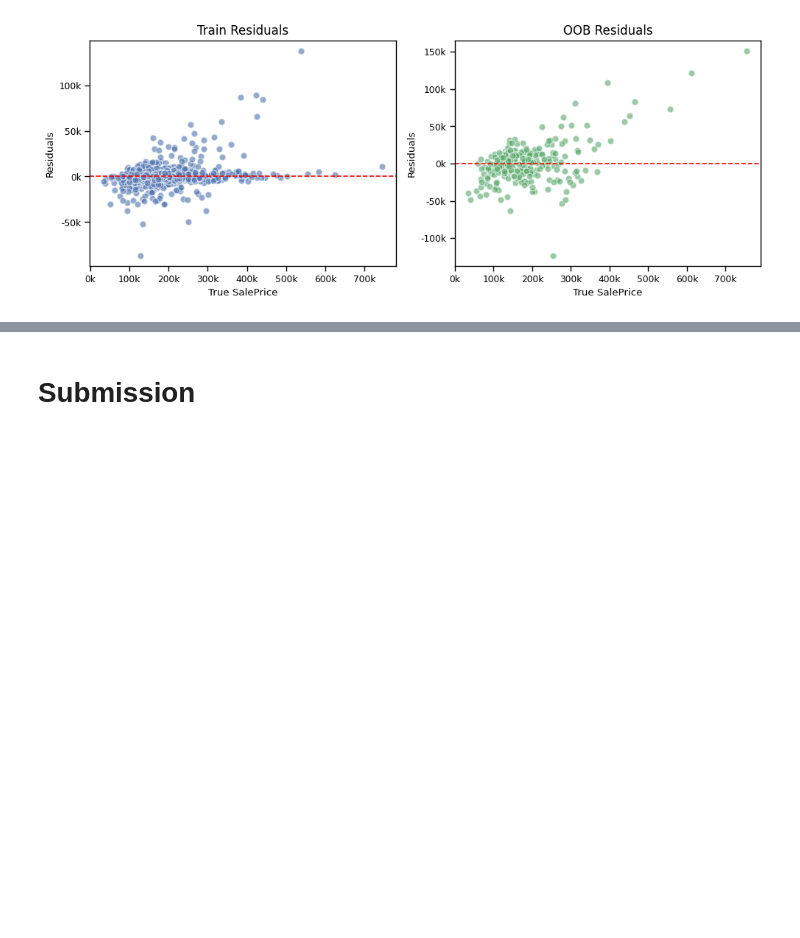
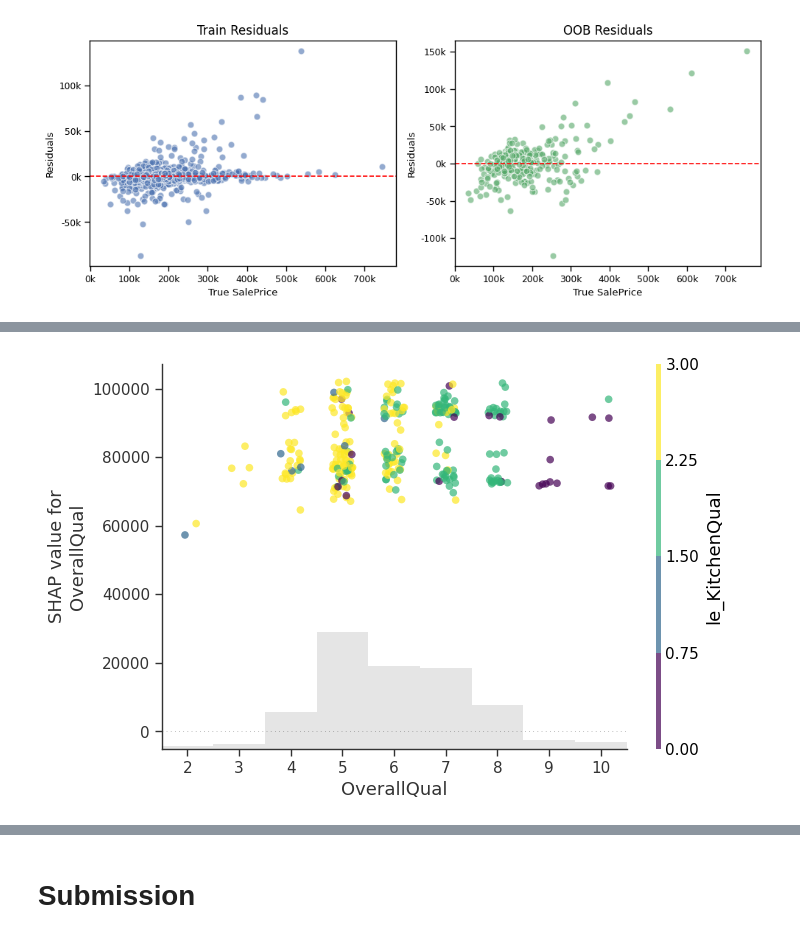
Before and after one commit to PeeteKeesel/kaggle-verse, a Jupyter notebook: competition-house-price-prediction.ipynb, the cells around one changed output, grey strips where cells are left out. Drawn from its saved outputs; the diff is of its cells as text; code cells hidden in the pictures; blank space fills up the shorter version.

```diff
--- a/competition-house-price-prediction.ipynb
+++ b/competition-house-price-prediction.ipynb
@@ -504,0 +539,7 @@ plot_residuals(y_train, y_pred_train, y_oob, y_pred_oob)
+# %%
+explanation = explainer(X_oob)
+# %%
+shap.plots.scatter(explanation[:, 'OverallQual'], color=explanation[:, 'le_KitchenQual'],
+                  dot_size=30, alpha=0.7, x_jitter=0.4, cmap=plt.get_cmap('viridis'))
+# %% [output]
+[figure, added]
```
Also changed, not shown: parts of 18 cells of this notebook.
